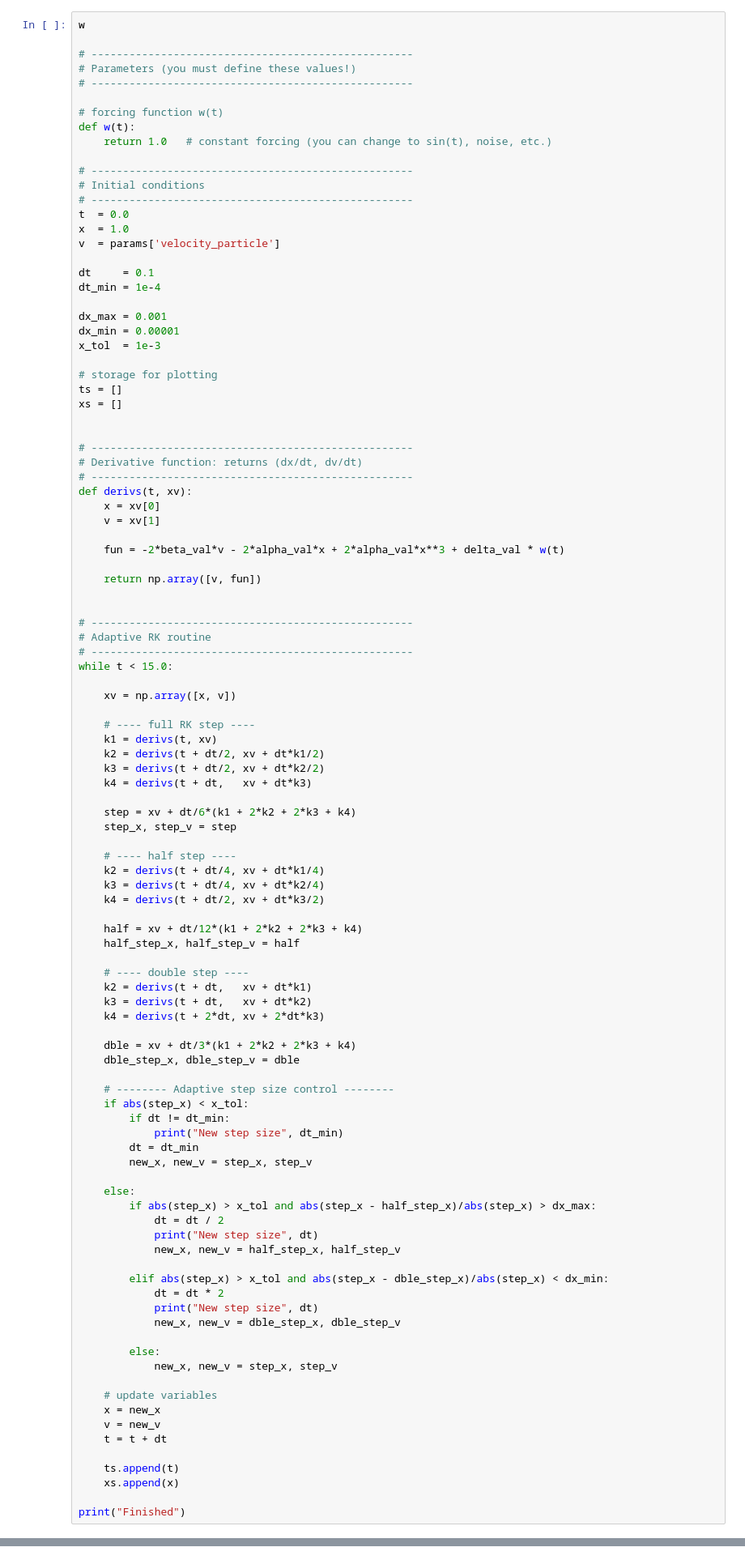
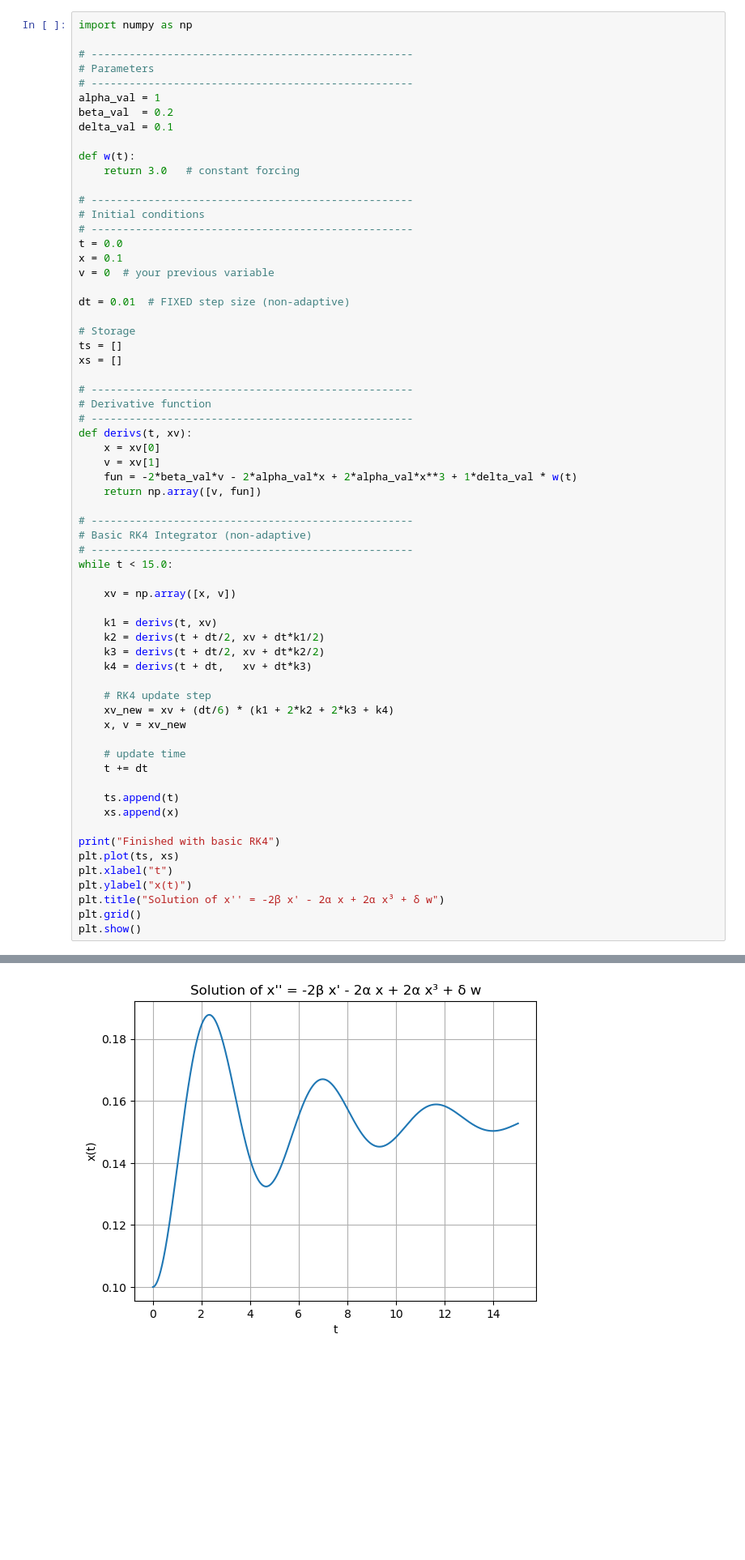
Before and after one commit to drraurau/Browndwarfs_Cloud, a Jupyter notebook: RK.ipynb, the cells around one changed output, grey strips where cells are left out. Shown: that part at 81% size. Saved outputs shown, nothing was run; the diff lists cells and outputs as text; blank space fills up the shorter version.

```diff
--- a/RK.ipynb
+++ b/RK.ipynb
@@ -58,107 +58,67 @@ print(damp,alpha_val,beta_val,delta_val)
 # %% [output]
 1.7777454466582323e-11 2.1959999999999998e-25 1.7777454466582323e-11 2.133294535989879e-08
 # %%
-w
+import numpy as np
 
 # ---------------------------------------------------
-# Parameters (you must define these values!)
+# Parameters
 # ---------------------------------------------------
+alpha_val = 1
+beta_val  = 0.2
+delta_val = 0.1
 
-# forcing function w(t)
 def w(t):
-    return 1.0   # constant forcing (you can change to sin(t), noise, etc.)
+    return 3.0   # constant forcing
 
 # ---------------------------------------------------
 # Initial conditions
 # ---------------------------------------------------
-t  = 0.0
-x  = 1.0
-v  = params['velocity_particle']
+t = 0.0
+x = 0.1
+v = 0  # your previous variable
 
-dt     = 0.1
-dt_min = 1e-4
+dt = 0.01  # FIXED step size (non-adaptive)
 
-dx_max = 0.001
-dx_min = 0.00001
-x_tol  = 1e-3
-
-# storage for plotting
+# Storage
 ts = []
 xs = []
 
-
 # ---------------------------------------------------
-# Derivative function: returns (dx/dt, dv/dt)
+# Derivative function
 # ---------------------------------------------------
 def derivs(t, xv):
     x = xv[0]
     v = xv[1]
-
-    fun = -2*beta_val*v - 2*alpha_val*x + 2*alpha_val*x**3 + delta_val * w(t)
-
+    fun = -2*beta_val*v - 2*alpha_val*x + 2*alpha_val*x**3 + 1*delta_val * w(t)
     return np.array([v, fun])
 
-
 # ---------------------------------------------------
-# Adaptive RK routine
+# Basic RK4 Integrator (non-adaptive)
 # ---------------------------------------------------
 while t < 15.0:
 
     xv = np.array([x, v])
 
-    # ---- full RK step ----
     k1 = derivs(t, xv)
     k2 = derivs(t + dt/2, xv + dt*k1/2)
     k3 = derivs(t + dt/2, xv + dt*k2/2)
     k4 = derivs(t + dt,   xv + dt*k3)
 
-    step = xv + dt/6*(k1 + 2*k2 + 2*k3 + k4)
-    step_x, step_v = step
+    # RK4 update step
+    xv_new = xv + (dt/6) * (k1 + 2*k2 + 2*k3 + k4)
+    x, v = xv_new
 
-    # ---- half step ----
-    k2 = derivs(t + dt/4, xv + dt*k1/4)
-    k3 = derivs(t + dt/4, xv + dt*k2/4)
-    k4 = derivs(t + dt/2, xv + dt*k3/2)
-
-    half = xv + dt/12*(k1 + 2*k2 + 2*k3 + k4)
-    half_step_x, half_step_v = half
-
-    # ---- double step ----
-    k2 = derivs(t + dt,   xv + dt*k1)
-    k3 = derivs(t + dt,   xv + dt*k2)
-    k4 = derivs(t + 2*dt, xv + 2*dt*k3)
-
-    dble = xv + dt/3*(k1 + 2*k2 + 2*k3 + k4)
-    dble_step_x, dble_step_v = dble
-
-    # -------- Adaptive step size control --------
-    if abs(step_x) < x_tol:
-        if dt != dt_min:
-            print("New step size", dt_min)
-        dt = dt_min
-        new_x, new_v = step_x, step_v
-
-    else:
-        if abs(step_x) > x_tol and abs(step_x - half_step_x)/abs(step_x) > dx_max:
-            dt = dt / 2
-            print("New step size", dt)
-            new_x, new_v = half_step_x, half_step_v
-
-        elif abs(step_x) > x_tol and abs(step_x - dble_step_x)/abs(step_x) < dx_min:
-            dt = dt * 2
-            print("New step size", dt)
-            new_x, new_v = dble_step_x, dble_step_v
-
-        else:
-            new_x, new_v = step_x, step_v
-
-    # update variables
-    x = new_x
-    v = new_v
-    t = t + dt
+    # update time
+    t += dt
 
     ts.append(t)
     xs.append(x)
 
-print("Finished")
+print("Finished with basic RK4")
+plt.plot(ts, xs)
+plt.xlabel("t")
+plt.ylabel("x(t)")
+plt.title("Solution of x'' = -2β x' - 2α x + 2α x³ + δ w")
+plt.grid()
+plt.show()
 # %% [output]
@@ -173,0 +126 @@ Finished
+[figure, added]
```
Also changed, not shown: parts of 3 cells of this notebook.
